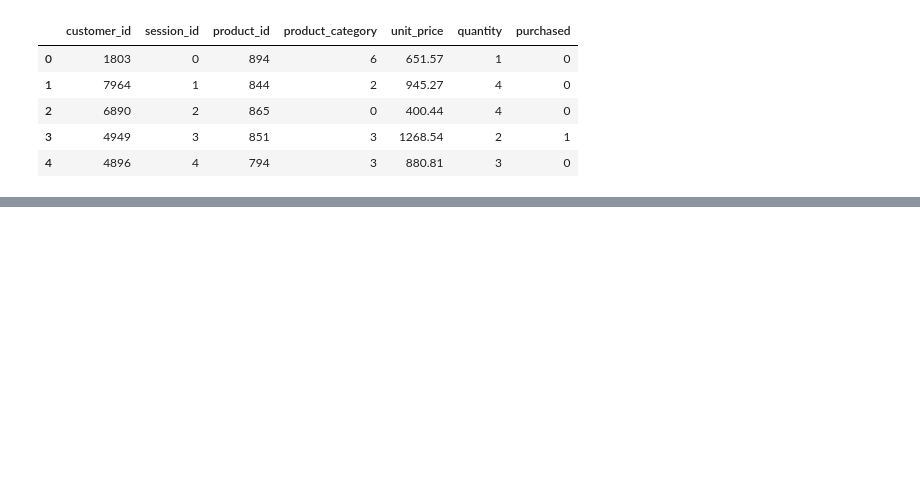
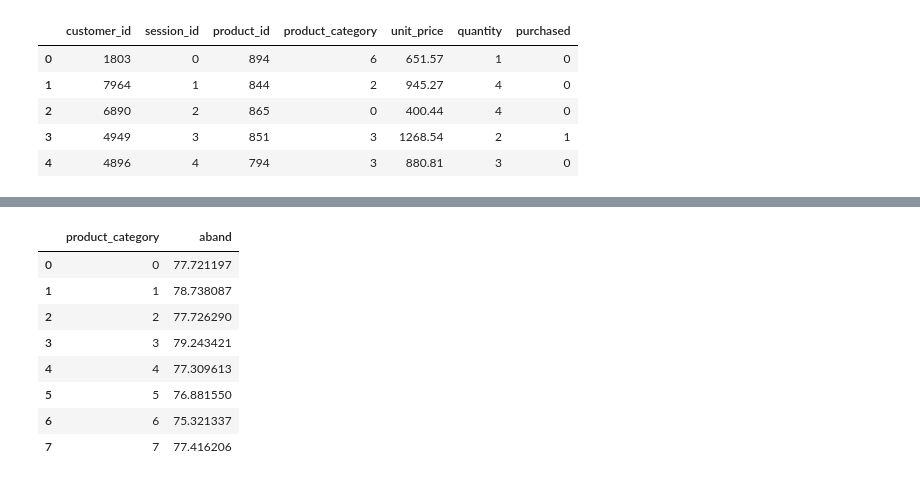
Before and after one commit to Deep-pdf/Python-AI-ML-Projects, a Jupyter notebook: project1.ipynb, the cells around one changed output, grey strips where cells are left out. Cells and saved outputs as stored; diff of their text form; code cells hidden in the pictures; blank space fills up the shorter version.

```diff
--- a/project1.ipynb
+++ b/project1.ipynb
@@ -35,0 +69,20 @@ dataset.head()
+# %%
+#category wise abandonment
+cat_aband=(
+    dataset.groupby("product_category")["aband"]
+    .mean()
+    .reset_index()
+)
+
+cat_aband["aband"]*= 100
+cat_aband
+# %% [output]
+|  | product_category | aband |
+| 0 | 0 | 77.721197 |
+| 1 | 1 | 78.738087 |
+| 2 | 2 | 77.726290 |
+| 3 | 3 | 79.243421 |
+| 4 | 4 | 77.309613 |
+| 5 | 5 | 76.881550 |
+| 6 | 6 | 75.321337 |
+| 7 | 7 | 77.416206 |
```
Also changed, not shown: parts of 7 cells of this notebook.
